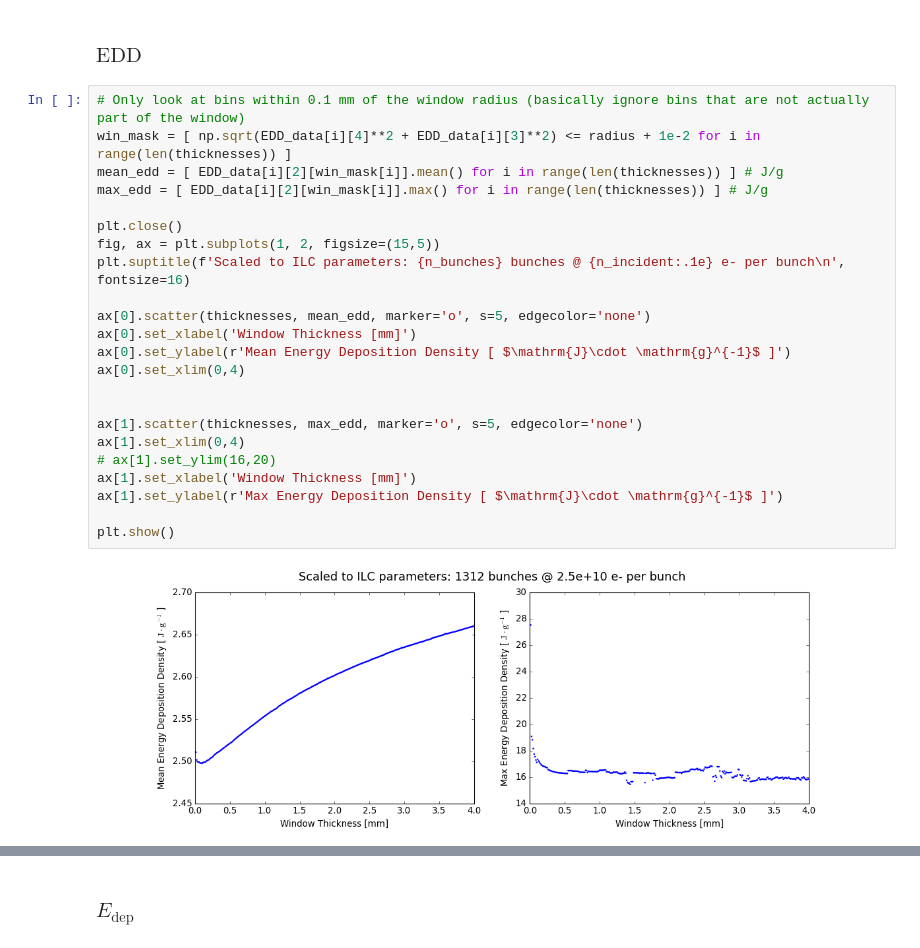
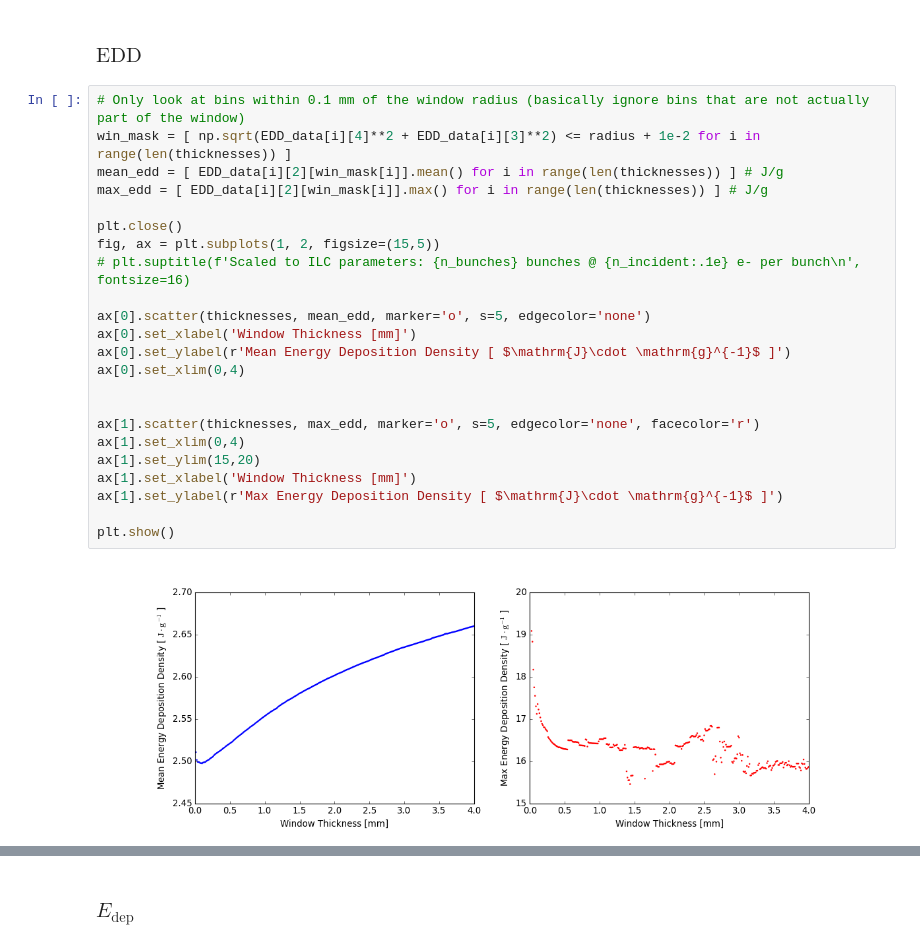
Before and after one commit to MaxVarverakis/G4Bl-LXeSims, a Jupyter notebook: analysis/window_test.ipynb, the cells around one changed output, grey strips where cells are left out. Drawn from its saved outputs; the diff is of its cells as text.

```diff
--- a/analysis/window_test.ipynb
+++ b/analysis/window_test.ipynb
@@ -90,25 +97,25 @@ for idx,val in enumerate(thicknesses):
 # %%
 # Only look at bins within 0.1 mm of the window radius (basically ignore bins that are not actually part of the window)
 win_mask = [ np.sqrt(EDD_data[i][4]**2 + EDD_data[i][3]**2) <= radius + 1e-2 for i in range(len(thicknesses)) ]
 mean_edd = [ EDD_data[i][2][win_mask[i]].mean() for i in range(len(thicknesses)) ] # J/g
 max_edd = [ EDD_data[i][2][win_mask[i]].max() for i in range(len(thicknesses)) ] # J/g
 
 plt.close()
 fig, ax = plt.subplots(1, 2, figsize=(15,5))
-plt.suptitle(f'Scaled to ILC parameters: {n_bunches} bunches @ {n_incident:.1e} e- per bunch\n', fontsize=16)
+# plt.suptitle(f'Scaled to ILC parameters: {n_bunches} bunches @ {n_incident:.1e} e- per bunch\n', fontsize=16)
 
 ax[0].scatter(thicknesses, mean_edd, marker='o', s=5, edgecolor='none')
 ax[0].set_xlabel('Window Thickness [mm]')
 ax[0].set_ylabel(r'Mean Energy Deposition Density [ $\mathrm{J}\cdot \mathrm{g}^{-1}$ ]')
 ax[0].set_xlim(0,4)
 
 
-ax[1].scatter(thicknesses, max_edd, marker='o', s=5, edgecolor='none')
+ax[1].scatter(thicknesses, max_edd, marker='o', s=5, edgecolor='none', facecolor='r')
 ax[1].set_xlim(0,4)
-# ax[1].set_ylim(16,20)
+ax[1].set_ylim(15,20)
 ax[1].set_xlabel('Window Thickness [mm]')
 ax[1].set_ylabel(r'Max Energy Deposition Density [ $\mathrm{J}\cdot \mathrm{g}^{-1}$ ]')
 
 plt.show()
 # %% [output]
-[figure, old version]
+[figure, new version]
```
Also changed, not shown: parts of 4 cells of this notebook, 6 other files.
